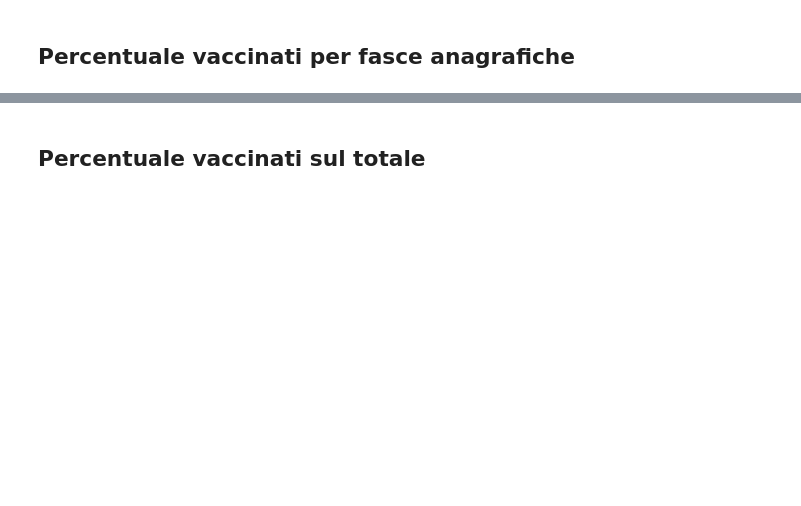
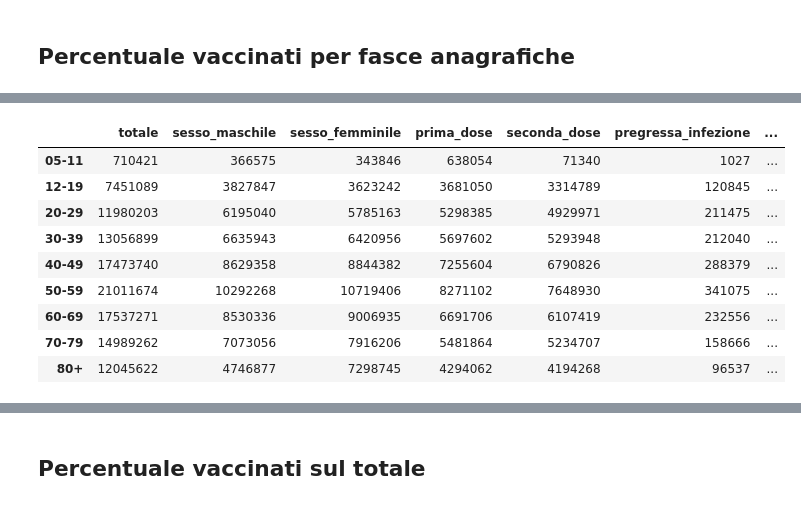
Before and after one commit to gitary/analisi_dati_COVID, a Jupyter notebook: somministrazione_vaccini.ipynb, the cells around one changed output, grey strips where cells are left out. Cells and saved outputs as stored; diff of their text form; code cells hidden in the pictures; blank space fills up the shorter version.

```diff
--- a/somministrazione_vaccini.ipynb
+++ b/somministrazione_vaccini.ipynb
@@ -293,9 +711,21 @@ df_fasce
 # %%
 df_fasce.loc[:, 'percentuale_almeno_prima_dose'] = df_fasce['prima_dose'] / df_fasce['totale_popolazione']*100
 df_fasce.loc[:, 'percentuale_seconda_dose'] = df_fasce['seconda_dose'] / df_fasce['totale_popolazione']*100
-df_fasce.loc[:, 'percentuale_booster'] = df_fasce['dose_addizionale_booster'] / df_fasce['totale_popolazione']*100
-
+df_fasce.loc[:, 'percentuale_booster_su_tot'] = df_fasce['dose_addizionale_booster'] / df_fasce['totale_popolazione']*100
+df_fasce.loc[:, 'percentuale_booster_su_platea_booster'] = df_fasce['dose_addizionale_booster'] /\
+                                                            df_fasce['totale_popolazione_booster']*100
 df_fasce
+# %% [output]
+|  | totale | sesso_maschile | sesso_femminile | prima_dose | seconda_dose | pregressa_infezione | ... |
+| 05-11 | 710421 | 366575 | 343846 | 638054 | 71340 | 1027 | ... |
+| 12-19 | 7451089 | 3827847 | 3623242 | 3681050 | 3314789 | 120845 | ... |
+| 20-29 | 11980203 | 6195040 | 5785163 | 5298385 | 4929971 | 211475 | ... |
+| 30-39 | 13056899 | 6635943 | 6420956 | 5697602 | 5293948 | 212040 | ... |
+| 40-49 | 17473740 | 8629358 | 8844382 | 7255604 | 6790826 | 288379 | ... |
+| 50-59 | 21011674 | 10292268 | 10719406 | 8271102 | 7648930 | 341075 | ... |
+| 60-69 | 17537271 | 8530336 | 9006935 | 6691706 | 6107419 | 232556 | ... |
+| 70-79 | 14989262 | 7073056 | 7916206 | 5481864 | 5234707 | 158666 | ... |
+| 80+ | 12045622 | 4746877 | 7298745 | 4294062 | 4194268 | 96537 | ... |
 # %%
 def add_value_labels(ax, spacing=2, n_decimals = 1):
     """Add labels to the end of each bar in a bar chart.
```
Also changed, not shown: parts of 95 cells of this notebook.
